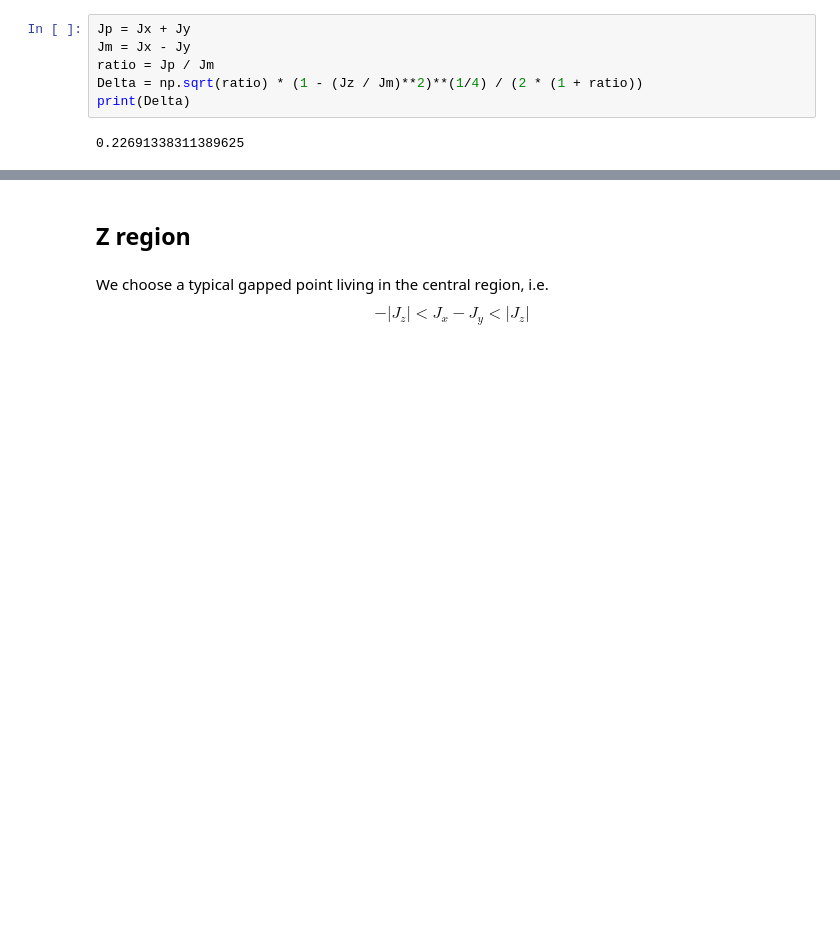
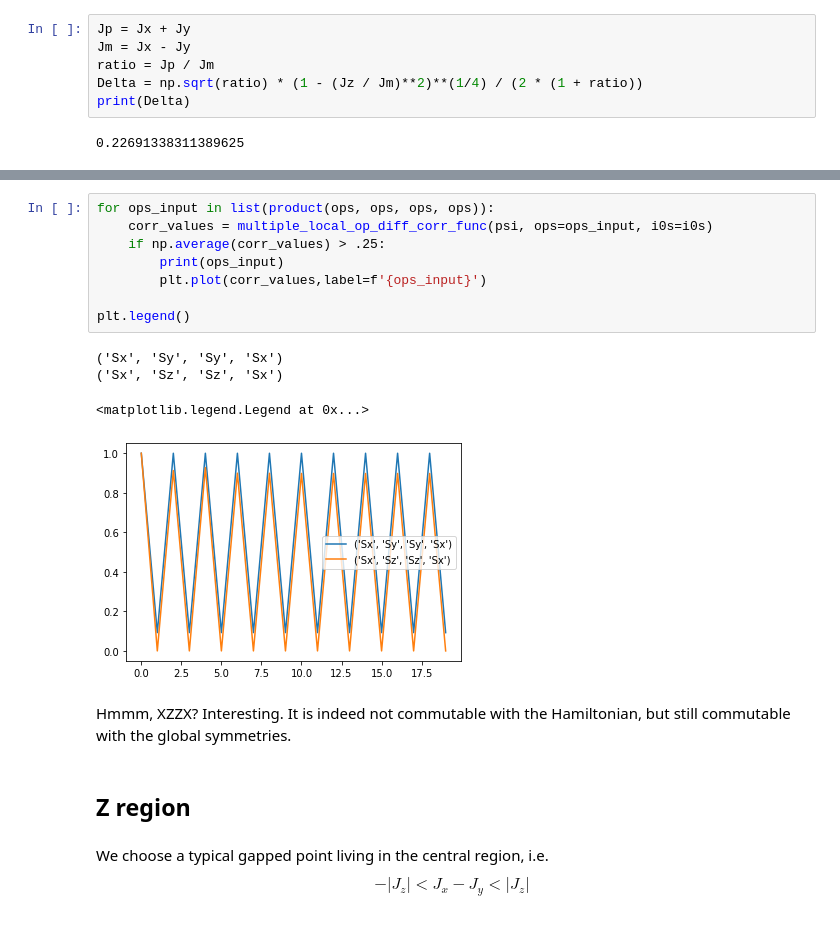
Before and after one commit to JerryChen97/KitaevLadder, a Jupyter notebook: Correlation functions and local order parameters.ipynb, the cells around one changed output, grey strips where cells are left out. Cells and saved outputs as stored; diff of their text form; blank space fills up the shorter version.

```diff
--- a/Correlation functions and local order parameters.ipynb
+++ b/Correlation functions and local order parameters.ipynb
@@ -287,3 +321,18 @@ print(Delta)
+# %%
+for ops_input in list(product(ops, ops, ops, ops)):
+    corr_values = multiple_local_op_diff_corr_func(psi, ops=ops_input, i0s=i0s)
+    if np.average(corr_values) > .25:
+        print(ops_input)
+        plt.plot(corr_values,label=f'{ops_input}')
+
+plt.legend()
+# %% [output]
+('Sx', 'Sy', 'Sy', 'Sx')
+('Sx', 'Sz', 'Sz', 'Sx')
+<matplotlib.legend.Legend at 0x...>
+[figure, added]
+# %% [markdown]
+Hmmm, XZZX? Interesting. It is indeed not commutable with the Hamiltonian, but still commutable with the global symmetries.
 # %% [markdown]
 ## Z region
 # %% [markdown]
```
Also changed, not shown: parts of 14 cells of this notebook, 1 other file.
